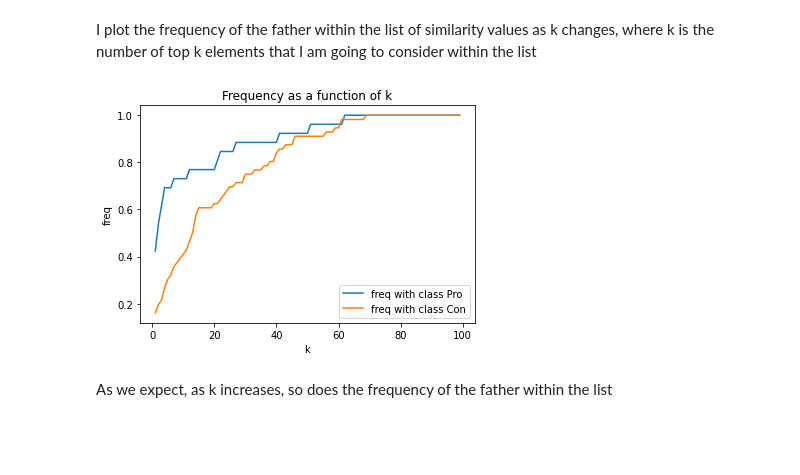
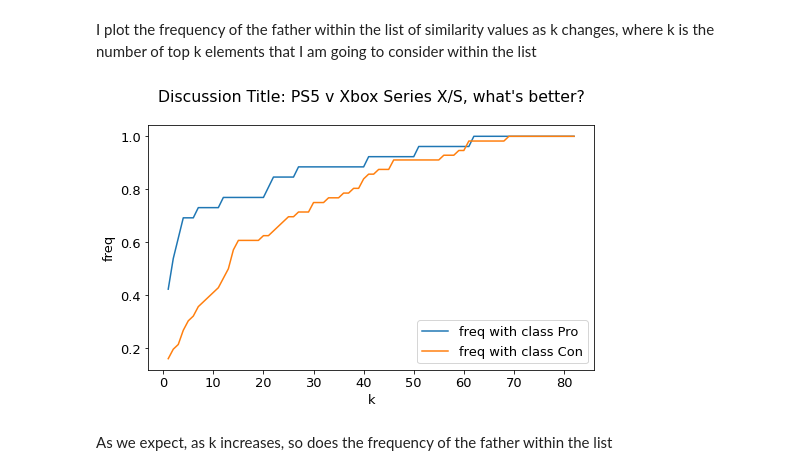
Before and after one commit to LeoLelli/AI_KialoProject, a Jupyter notebook: KialoProject.ipynb, the cells around one changed output. Drawn from its saved outputs; the diff is of its cells as text; code cells hidden in the pictures; blank space fills up the shorter version.

```diff
--- a/KialoProject.ipynb
+++ b/KialoProject.ipynb
@@ -32,7 +35,7 @@ class Comment:
     self.similarity = 0
 
   def __str__(self):
-        return self.level + " " + self.content +" "+ "["+self.sentiment+"]" + " sim:" + str(self.similarity)
+        return self.level + " " + self.content + " sim: " + str(round(self.similarity, 3))
 
   def setSimilarity(self, similarity):
         self.similarity = similarity
@@ -146,10 +154,9 @@ The MRR is significantly higher for the Pro class, this is because the similarit
 I plot the frequency of the father within the list of similarity values as k changes, where k is the number of top k elements that I am going to consider within the list
 # %%
 k = 1
-max = 100
 freq_list_pro = []
 freq_list_con = []
-while k < max:
+while k < len(comments):
   freq_pro = 0
   freq_con = 0
   np = 0
@@ -174,15 +181,17 @@ while k < max:
 # print(freq_list_con)
 # %%
 import matplotlib.pyplot as plt
-plt.plot(range(1, max), freq_list_pro, label = "freq with class Pro")
-plt.plot(range(1, max), freq_list_con, label = "freq with class Con")
+plt.rcParams.update({'font.size': 13})
+plt.rcParams.update({'figure.figsize': [8,4.5]})
+plt.plot(range(1, len(comments)), freq_list_pro, label = "freq with class Pro")
+plt.plot(range(1, len(comments)), freq_list_con, label = "freq with class Con")
 plt.xlabel('k')
 plt.ylabel('freq')
-plt.title('Frequency as a function of k')
+plt.title(title)
 plt.legend()
 plt.show()
 # %% [output]
-[figure, old version]
+[figure, new version]
 # %% [markdown]
 As we expect, as k increases, so does the frequency of the father within the list
 # %% [markdown]
```
Also changed, not shown: parts of 3 cells of this notebook.
